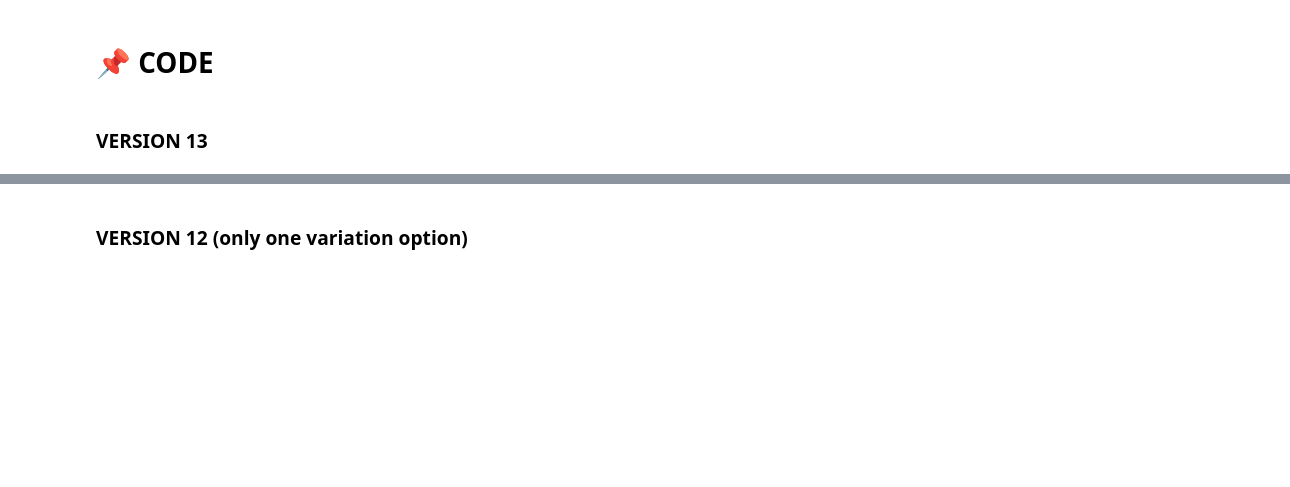
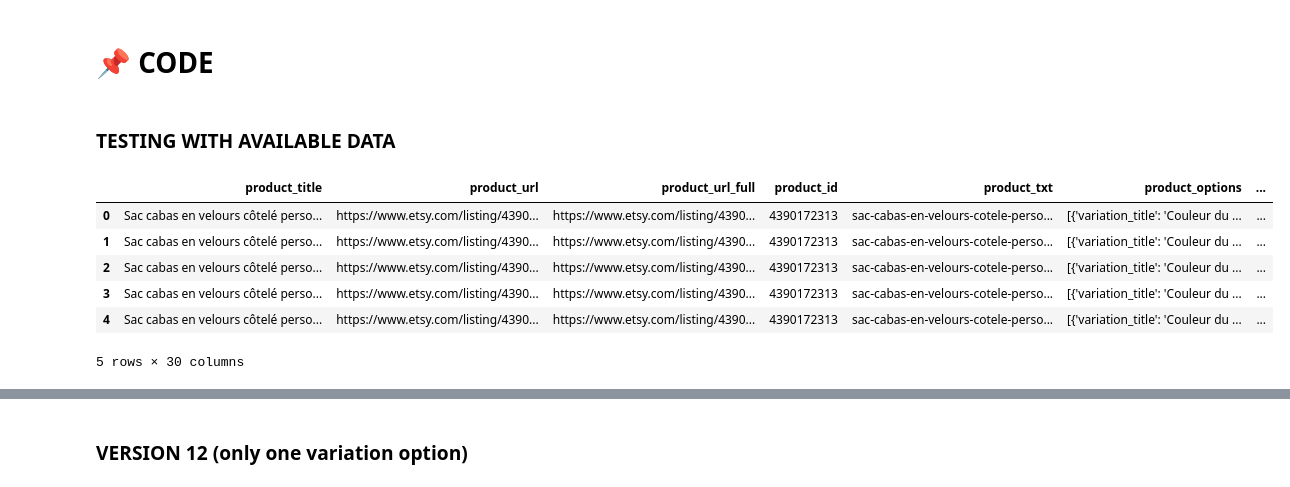
Before and after one commit to sabinagio-teaching/project_03-Etsy-POD-Trends, a Jupyter notebook: notebooks/PROJECT 03.ipynb, the cells around one changed output, grey strips where cells are left out. Cells and saved outputs as stored; diff of their text form; code cells hidden in the pictures; blank space fills up the shorter version.

Commit message:
dataframe testing

```diff
--- a/notebooks/PROJECT 03.ipynb
+++ b/notebooks/PROJECT 03.ipynb
@@ -689,5 +689,3 @@ All of the product Reviews `Comment`, `Rating`, and `Date` when each review was
 ---
 # %% [markdown]
 # 📌 **CODE**
-# %% [markdown]
-### VERSION 13
@@ -1041,0 +692,19 @@ if __name__ == "__main__":
+# %% [markdown]
+### TESTING WITH AVAILABLE DATA
+# %%
+import pandas as pd
+
+# Replace with your file's 'sharing' URL, but you need the file ID
+file_id = "1P1q0zWXiDKkR-pRmQYWkYAgb8PMvmqux"
+url = f"https://drive.google.com/uc?id={file_id}"
+
+df_var = pd.read_csv(url)
+df_var.head()
+# %% [output]
+|  | product_title | product_url | product_url_full | product_id | product_txt | product_options | ... |
+| 0 | Sac cabas en velours côtelé perso... | https://www.etsy.com/listing/4390... | https://www.etsy.com/listing/4390... | 4390172313 | sac-cabas-en-velours-cotele-perso... | [{'variation_title': 'Couleur du ... | ... |
+| 1 | Sac cabas en velours côtelé perso... | https://www.etsy.com/listing/4390... | https://www.etsy.com/listing/4390... | 4390172313 | sac-cabas-en-velours-cotele-perso... | [{'variation_title': 'Couleur du ... | ... |
+| 2 | Sac cabas en velours côtelé perso... | https://www.etsy.com/listing/4390... | https://www.etsy.com/listing/4390... | 4390172313 | sac-cabas-en-velours-cotele-perso... | [{'variation_title': 'Couleur du ... | ... |
+| 3 | Sac cabas en velours côtelé perso... | https://www.etsy.com/listing/4390... | https://www.etsy.com/listing/4390... | 4390172313 | sac-cabas-en-velours-cotele-perso... | [{'variation_title': 'Couleur du ... | ... |
+| 4 | Sac cabas en velours côtelé perso... | https://www.etsy.com/listing/4390... | https://www.etsy.com/listing/4390... | 4390172313 | sac-cabas-en-velours-cotele-perso... | [{'variation_title': 'Couleur du ... | ... |
+5 rows × 30 columns
```
Also changed, not shown: parts of 8 cells of this notebook, 4 other files.
